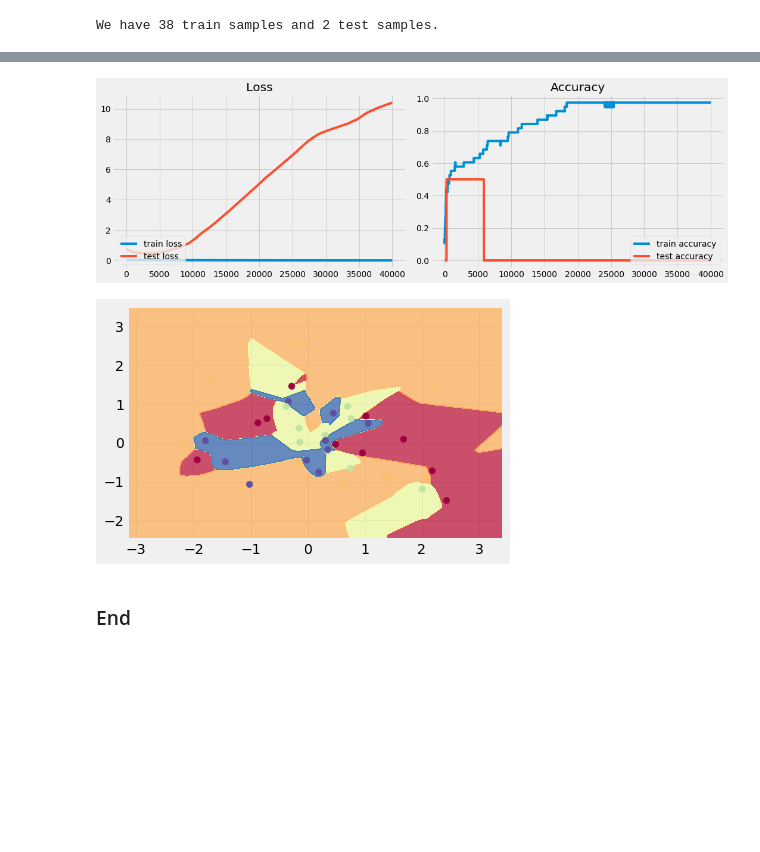
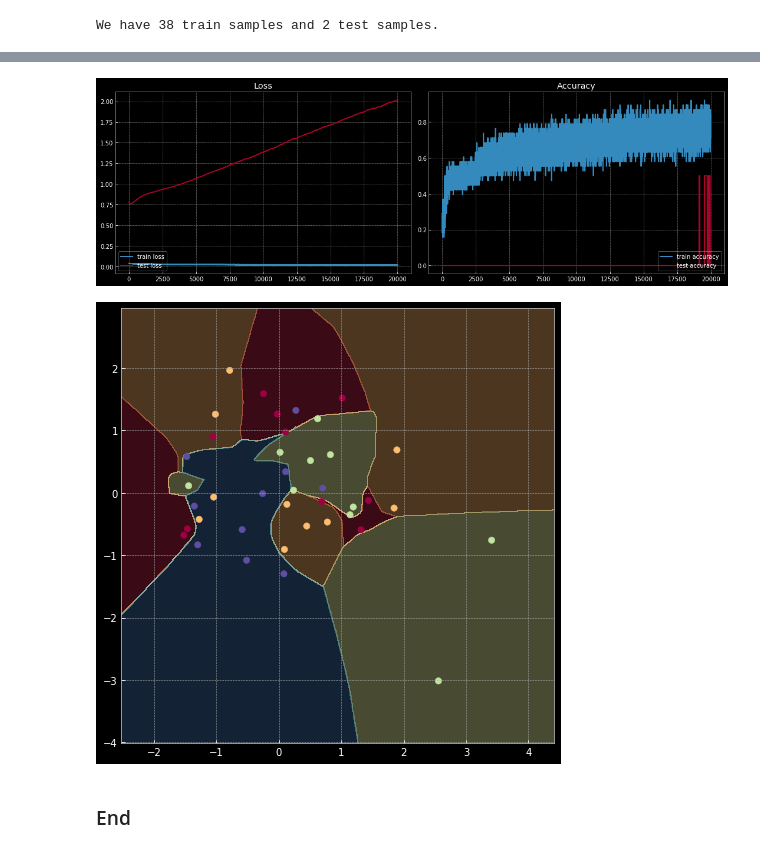
Before and after one commit to GokuMohandas/oreilly-pytorch, a Jupyter notebook: code/lesson1.ipynb, the cells around one changed output, grey strips where cells are left out. Cells and saved outputs as stored; diff of their text form; code cells hidden in the pictures; blank space fills up the shorter version.

```diff
--- a/code/lesson1.ipynb
+++ b/code/lesson1.ipynb
@@ -21,6 +21,7 @@ import os
 import sys
 import random
 import time
+import math
 import numpy as np
 import matplotlib.pyplot as plt
 import pylab as pl
@@ -38,8 +39,9 @@ from IPython.display import (
     clear_output,
 )
 
+# get matplotlib configuration
 %matplotlib inline
-plt.style.use('fivethirtyeight')
+%run plot_conf.py
 # %%
 import torch
 import torch.utils.data
@@ -220,5 +226,5 @@ plot_data(X.numpy(), y.numpy())
 # %%
-def plot_model(X, y, model):
+def plot_model(X, y, model, e=.0, auto=False):
     """
     Plot the model from torch weights.
     """
@@ -231,19 +237,27 @@ def plot_model(X, y, model):
     b2 = model.fc2.bias.data.numpy()
 
     h = 0.01
-    x_min, x_max = X[:, 0].min() - 1, X[:, 0].max() + 1
-    y_min, y_max = X[:, 1].min() - 1, X[:, 1].max() + 1
+
+    x_min, x_max = (-1.1, 1.1)
+    y_min, y_max = (-1.1, 1.1)
+
+    if auto is True:
+        x_min, x_max = X[:, 0].min() - 1, X[:, 0].max() + 1
+        y_min, y_max = X[:, 1].min() - 1, X[:, 1].max() + 1
     xx, yy = np.meshgrid(np.arange(x_min, x_max, h),
                          np.arange(y_min, y_max, h))
     Z = np.dot(np.maximum(0, np.dot(np.c_[xx.ravel(), yy.ravel()], w1) + b1), w2) + b2
     Z = np.argmax(Z, axis=1)
     Z = Z.reshape(xx.shape)
     fig = plt.figure()
-    plt.contourf(xx, yy, Z, cmap=plt.cm.Spectral, alpha=0.8)
+    plt.contourf(xx, yy, Z, cmap=plt.cm.Spectral, alpha=0.3)
     plt.scatter(X[:, 0], X[:, 1], c=y, s=40, cmap=plt.cm.Spectral)
-    plt.xlim(xx.min(), xx.max())
-    plt.ylim(yy.min(), yy.max())
-    plt.show()
+    plt.axis((-1.1, 1.1, -1.1, 1.1))
+    plt.axis('square')
+    if auto is True:
+        plt.axis((xx.min(), xx.max(), yy.min(), yy.max()))
+
+#     plt.savefig('train{:03.2f}.png'.format(e))
 # %% [markdown]
 ### Linear model
 # %%
@@ -540,7 +563,10 @@ def proper_train(model, criterion, optimizer, train_loader, test_loader,
     """
 
     # Metrics
-    train_loss = []; train_acc = []; test_loss = []; test_acc = []
+    train_loss = []
+    train_acc = []
+    test_loss = []
+    test_acc = []
 
     # Training
     for num_train_epoch in range(num_epochs):
@@ -595,14 +621,13 @@ def proper_train(model, criterion, optimizer, train_loader, test_loader,
             test_acc.append(test_batch_accuracy/float(test_batch_num+1))
 
             if animate:
-                verbose_condition = (num_train_epoch == num_epochs-1)
+                verbose_condition = num_train_epoch == num_epochs-1
                 if num_train_epoch%10 == 0:
                     plot_model(X, y, model)
                     display.clear_output(wait=True)
             else:
-                verbose_condition = (num_train_epoch == 0) or \
-                                    (num_train_epoch % log_every == 0) or \
-                                    (num_train_epoch == num_epochs-1)
+                verbose_condition = \
+                    (num_train_epoch == 0) or (num_train_epoch % log_every == 0) or (num_train_epoch == num_epochs-1)
 
             # Verbose
             if verbose_condition:
@@ -951,8 +983,8 @@ model = customized_network(D_in=D, H=H, D_out=C)
 criterion = torch.nn.CrossEntropyLoss()
 optimizer = torch.optim.Adam(model.parameters(), lr=learning_rate, weight_decay=lambda_l2) # built-in L2
 
-num_epochs = 40000
-log_every = 10000
+num_epochs = 20000
+log_every = 5000
 learning_rate = 1e-4
 lambda_l2 = 0
 dropout_p = 0.0
@@ -964,5 +996,5 @@ model = proper_train(model, criterion, optimizer, train_loader, test_loader,
                 dropout_p, decay_rate, max_grad_norm, animate=False)
 # Plot trained model
 print(model)
-plot_model(X, y, model)
+plot_model(X, y, model, auto=True)
 # %% [output]
@@ -983,5 +1015,5 @@ customized_network (
 )
-[figure, old version]
+[figure, new version]
-[figure, old version]
+[figure, new version]
 # %% [markdown]
 ### End
```
Also changed, not shown: parts of 26 cells of this notebook, 4 other files.
